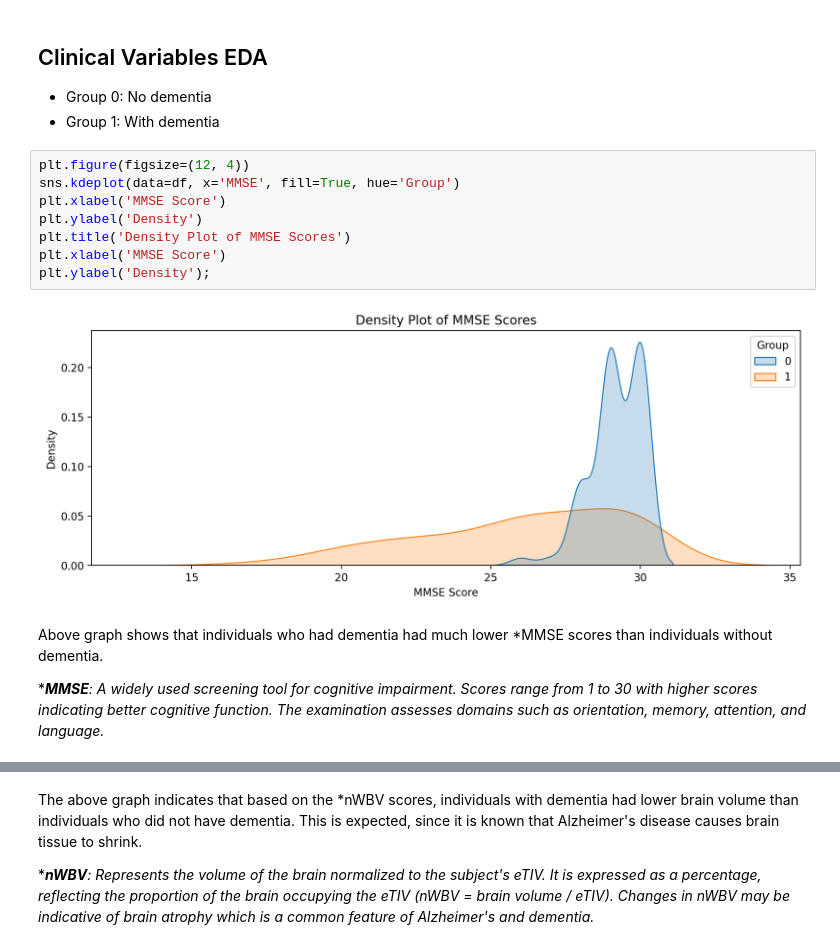
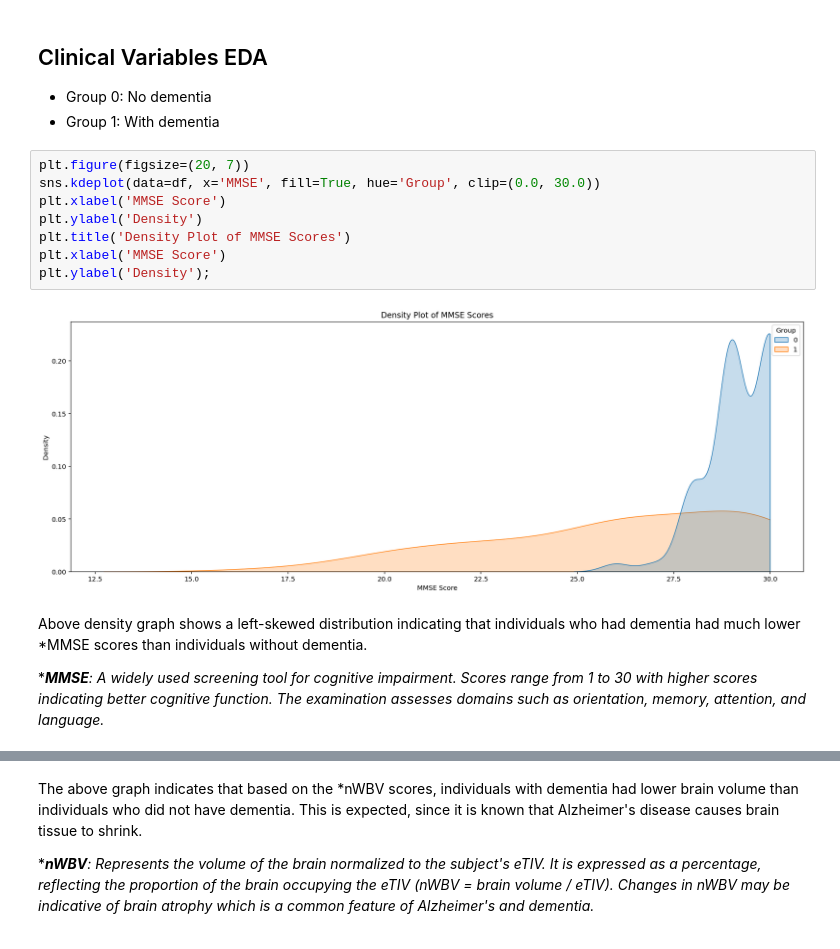
Before and after one commit to COGS108/Group141_WI24, a Jupyter notebook: FinalProject_Group141_WI24.ipynb, the cells around one changed output, grey strips where cells are left out. Cells and saved outputs as stored; diff of their text form.

```diff
--- a/FinalProject_Group141_WI24.ipynb
+++ b/FinalProject_Group141_WI24.ipynb
@@ -521,17 +516,17 @@ Based on the graph derived from our analysis, there appears to be a observable t
 - Group 0: No dementia
 - Group 1: With dementia
 # %%
-plt.figure(figsize=(12, 4))
-sns.kdeplot(data=df, x='MMSE', fill=True, hue='Group')
+plt.figure(figsize=(20, 7))
+sns.kdeplot(data=df, x='MMSE', fill=True, hue='Group', clip=(0.0, 30.0))
 plt.xlabel('MMSE Score')
 plt.ylabel('Density')
 plt.title('Density Plot of MMSE Scores')
 plt.xlabel('MMSE Score')
 plt.ylabel('Density');
 # %% [output]
-[figure, old version]
+[figure, new version]
 # %% [markdown]
-Above graph shows that individuals who had dementia had much lower *MMSE scores than individuals without dementia.
+Above density graph shows a left-skewed distribution indicating that individuals who had dementia had much lower *MMSE scores than individuals without dementia.
 
 **__MMSE__: A widely used screening tool for cognitive impairment. Scores range from 1 to 30 with higher scores indicating better cognitive function. The examination assesses domains such as orientation, memory, attention, and language.*
 # %%
```
Also changed, not shown: parts of 37 cells of this notebook.
